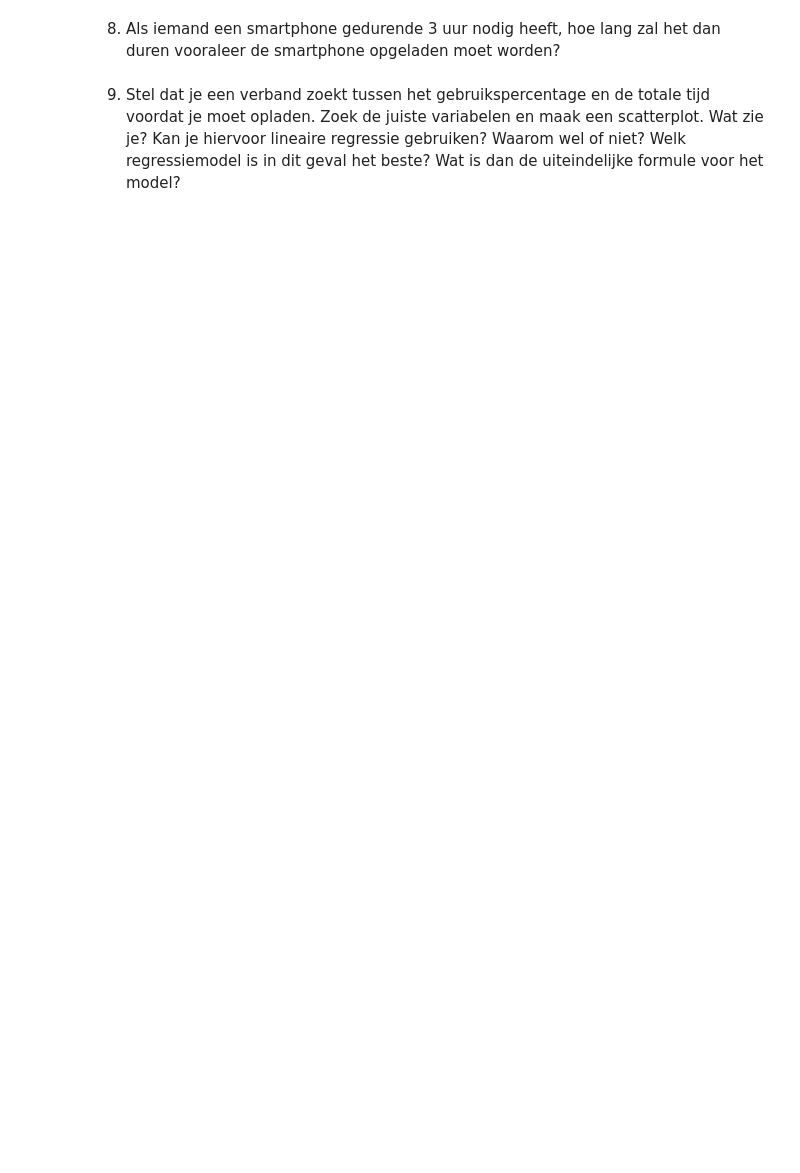
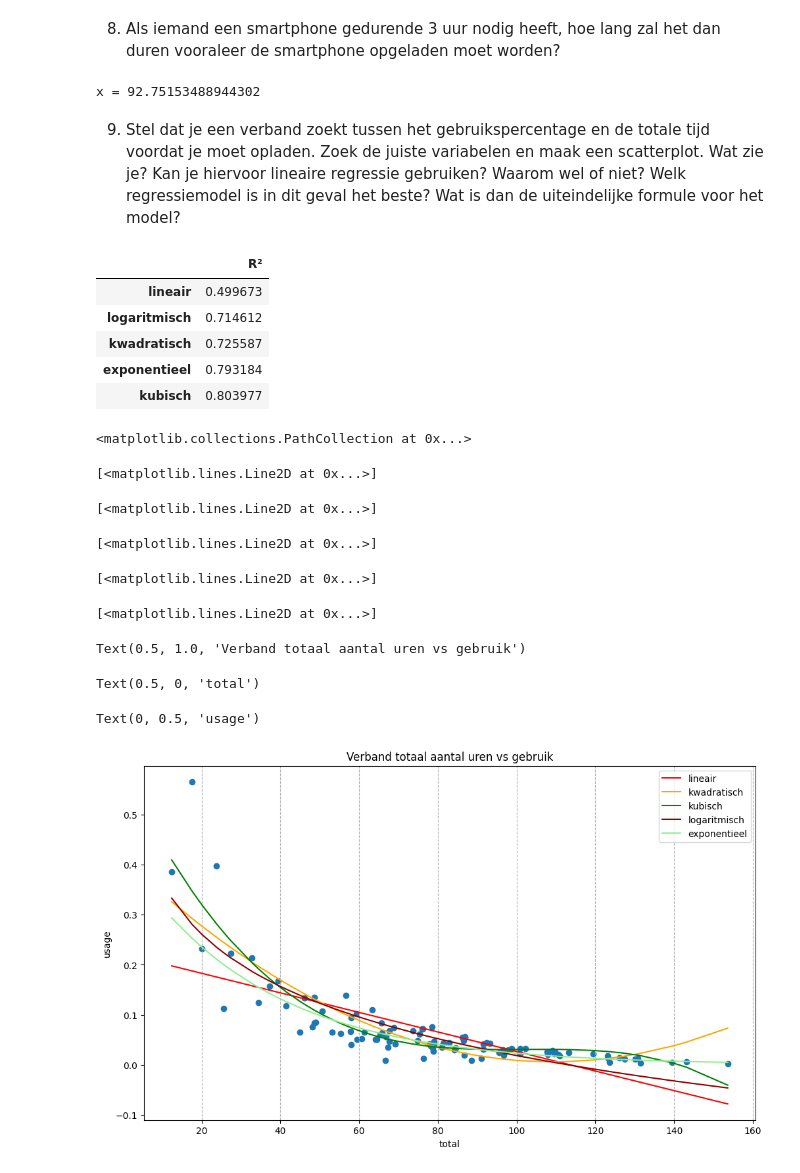
Before and after one commit to EliasDeHondt/DataScience1, a Jupyter notebook: W19P4/Smartphone.ipynb, the cells around one changed output. Saved outputs shown, nothing was run; the diff lists cells and outputs as text; code cells hidden in the pictures; blank space fills up the shorter version.

```diff
--- a/W19P4/Smartphone.ipynb
+++ b/W19P4/Smartphone.ipynb
@@ -130,8 +149,75 @@ ImportError: DLL load failed while importing _csr_polynomial_expansion: De besta
 # %% [markdown]
 8. Als iemand een smartphone gedurende 3 uur nodig heeft, hoe lang zal het dan duren vooraleer de
 smartphone opgeladen moet worden?
+# %%
+x = (3 - 6.927772435846967) / -0.04234725
+print('x =', x)
+# %% [output]
+x = 92.75153488944302
 # %% [markdown]
 9. Stel dat je een verband zoekt tussen het gebruikspercentage en de totale tijd voordat je moet
 opladen. Zoek de juiste variabelen en maak een scatterplot. Wat zie je? Kan je hiervoor lineaire
 regressie gebruiken? Waarom wel of niet? Welk regressiemodel is in dit geval het beste? Wat is
 dan de uiteindelijke formule voor het model?
+# %%
+from hulpfuncties import *
+
+smartphones['gebruikspercentage'] = smartphones.usage / smartphones.totaal_uren
+x = smartphones.totaal_uren.to_numpy()
+y = smartphones.gebruikspercentage.to_numpy()
+
+model1 = GeneralRegression()
+model1.fit(x, y)
+
+model2 = GeneralRegression(degree=2)
+model2.fit(x, y)
+
+model3 = GeneralRegression(degree=3)
+model3.fit(x, y)
+
+model4 = GeneralRegression(log=True)
+model4.fit(x, y)
+
+model5 = GeneralRegression(exp=True)
+model5.fit(x, y)
+
+pd.DataFrame([model1.r2_score, model2.r2_score, model3.r2_score, model4.r2_score, model5.r2_score],
+             index=['lineair', 'kwadratisch', 'kubisch', 'logaritmisch', 'exponentieel'],
+             columns=['R²']).sort_values(by='R²')
+
+x = np.sort(smartphones.totaal_uren)
+y_hat_1 = model1.predict(x)
+y_hat_2 = model2.predict(x)
+y_hat_3 = model3.predict(x)
+y_hat_4 = model4.predict(x)
+y_hat_5 = model5.predict(x)
+
+fig, ax = plt.subplots(figsize=(12, 7))
+ax.scatter(smartphones.totaal_uren, smartphones.gebruikspercentage)
+ax.plot(x, y_hat_1, color='red', label='lineair')
+ax.plot(x, y_hat_2, color='orange', label='kwadratisch')
+ax.plot(x, y_hat_3, color='green', label='kubisch')
+ax.plot(x, y_hat_4, color='darkred', label='logaritmisch')
+ax.plot(x, y_hat_5, color='lightgreen', label='exponentieel')
+ax.set_title('Verband totaal aantal uren vs gebruik')
+ax.set_xlabel('total')
+ax.set_ylabel('usage')
+ax.grid(linestyle='--', axis='x')
+_ = ax.legend()
+# %% [output]
+|  | R² |
+| lineair | 0.499673 |
+| logaritmisch | 0.714612 |
+| kwadratisch | 0.725587 |
+| exponentieel | 0.793184 |
+| kubisch | 0.803977 |
+<matplotlib.collections.PathCollection at 0x...>
+[<matplotlib.lines.Line2D at 0x...>]
+[<matplotlib.lines.Line2D at 0x...>]
+[<matplotlib.lines.Line2D at 0x...>]
+[<matplotlib.lines.Line2D at 0x...>]
+[<matplotlib.lines.Line2D at 0x...>]
+Text(0.5, 1.0, 'Verband totaal aantal uren vs gebruik')
+Text(0.5, 0, 'total')
+Text(0, 0.5, 'usage')
+[figure, added]
```
Also changed, not shown: parts of 6 cells of this notebook, 5 other files.
